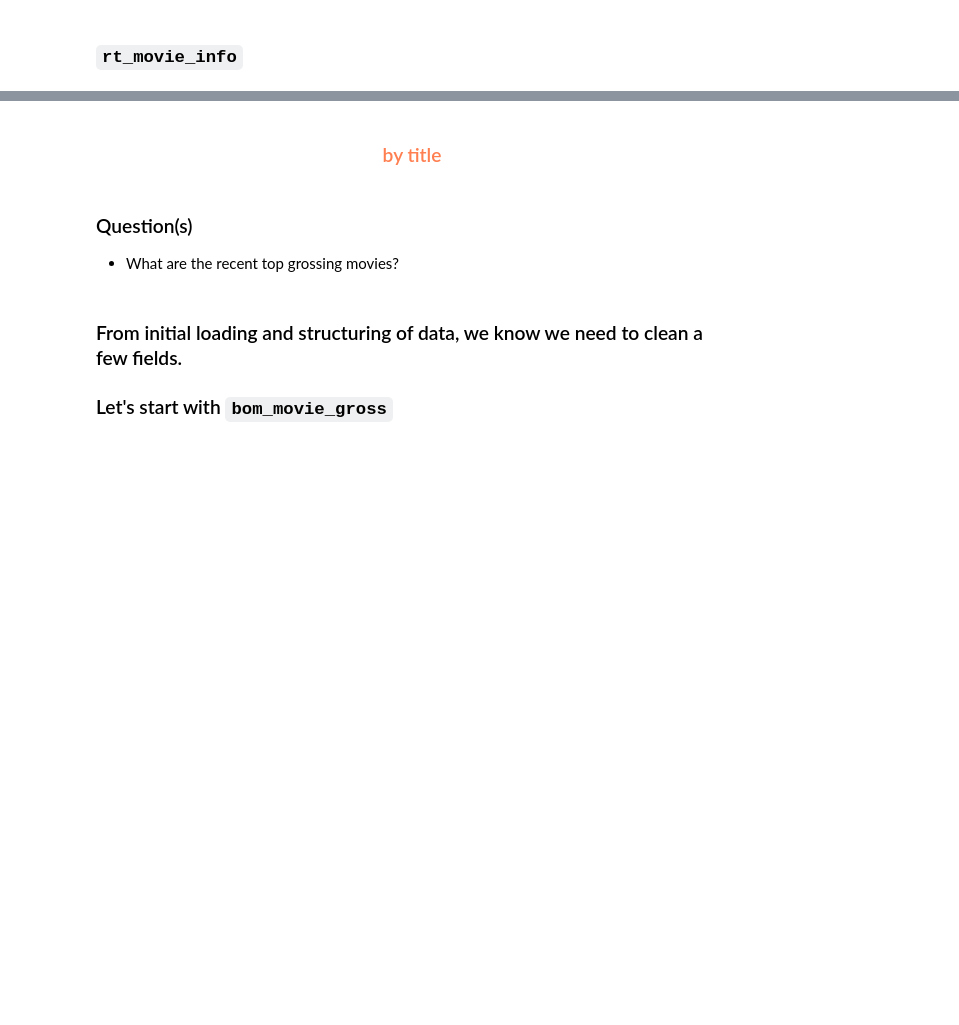
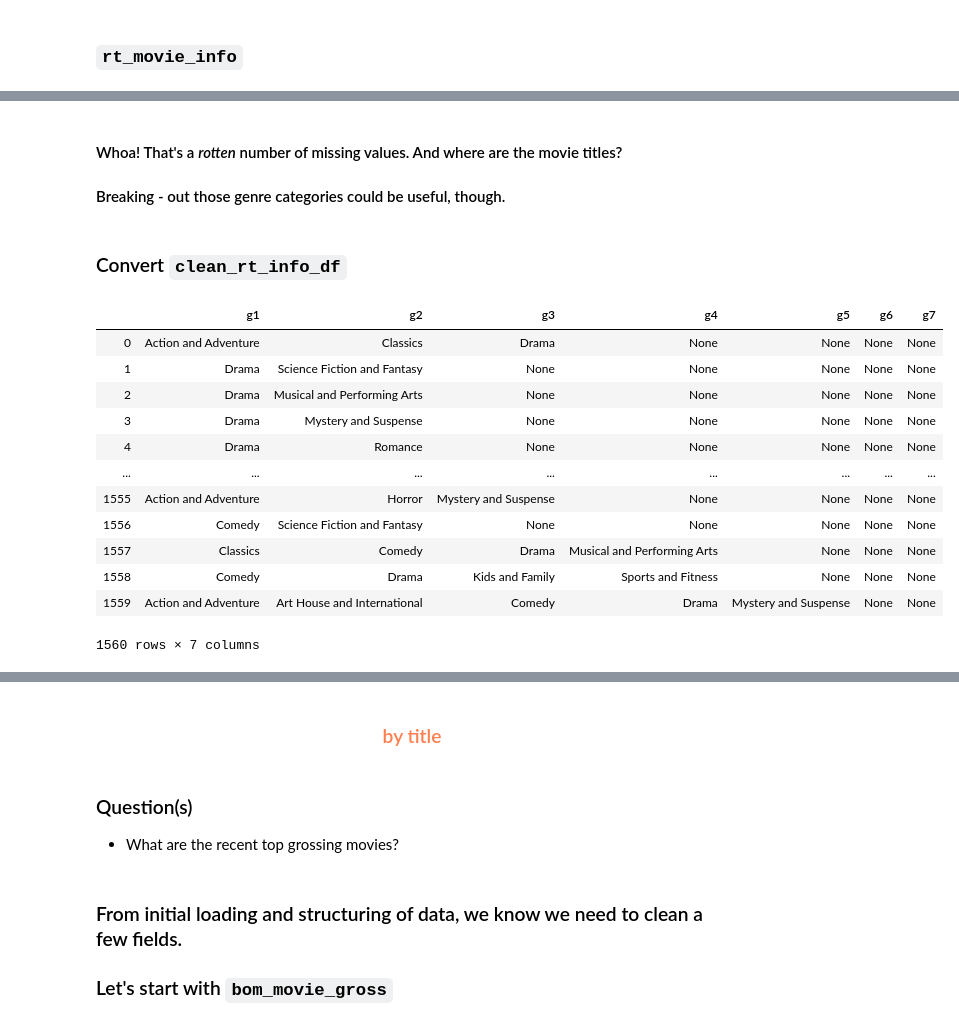
Before and after one commit to jammy-bot/dsc-mod-1-project-v2-1-online-ds-ft-120919, a Jupyter notebook: movies-clean-transform.ipynb, the cells around one changed output, grey strips where cells are left out. Saved outputs shown, nothing was run; the diff lists cells and outputs as text; code cells hidden in the pictures; blank space fills up the shorter version.

```diff
--- a/movies-clean-transform.ipynb
+++ b/movies-clean-transform.ipynb
@@ -280,3 +376,6 @@ dtype: object
 | 2 | tt0069049 | The Other Side of the Wind | The Other Side of the Wind | 2018 | 122.0 | Drama |
 # %% [markdown]
 ### Extract and expand `clean_imdb_title_df` genres
+# %%
+# split the genres values to separate items
+clean_imdb_title_df.genres = clean_imdb_title_df.genres.str.split(',')
@@ -289,18 +458,19 @@ array(['Action,Crime,Drama', 'Biography,Drama', 'Drama', ...,
 # %%
-# add the genres to a list
+# add the dataframe's genres to a list
 # initialize and empty list
-genre_list = []
+outer_list = []
 
 # convert the `genres` series arrays to nested lists
 for row in clean_imdb_title_df.genres:
-    genre_list.append(str(row).split(","))
+    outer_list.append(str(row).split(","))
 
-print("nested:\n", genre_list[:5])
-print("\nfirst sublist item:", genre_list[1][0])
+print("nested:\n", outer_list[:5])
+print("\nfirst sublist item:", outer_list[1][0])
 
 # flatten the list
 flat_genres = []
-for sublist in genre_list:
+
+for sublist in outer_list:
     for item in sublist:
         flat_genres.append(item)
 
@@ -365,0 +556,10 @@ xxxxxxxxxxxxxxxxxxxxxxxx_df.to_sql('clean_bom_tbl', conn, if_exists='replace')
+# %%
+# connect to the table and view in pandas for cleaning
+cur.execute('''SELECT *
+                    FROM rt_movie_info
+                    ;''')
+
+clean_rt_info_df = pd.DataFrame(cur.fetchall())
+clean_rt_info_df.columns = [x[0] for x in cur.description]
+display(clean_rt_info_df.dtypes)
+clean_rt_info_df.head(3)
@@ -365,0 +602,35 @@ xxxxxxxxxxxxxxxxxxxxxxxx_df.to_sql('clean_bom_tbl', conn, if_exists='replace')
+# %% [markdown]
+#### Whoa! That's a <i>rotten</i> number of missing values. And where are the movie titles?
+#### Breaking - out those genre categories could be useful, though.
+# %% [markdown]
+### Convert `clean_rt_info_df`
+# %%
+split_3 = []
+
+for index, row in clean_rt_info_df.iterrows():
+    if index % 1000 == 0:
+        print(index)
+    split_words = str(row['genres']).split()
+    for word in split_words:
+        if word not in split_3:
+            split_3.append((index, word))
+            clean_rt_info_df.loc[index, word] = 1
+# %%
+# split `rt_clean_df.genre` values to a new dataframe
+df1 = clean_rt_info_df.genre.str.split("|", expand=True)
+df1.columns = "g1 g2 g3 g4 g5 g6 g7".split()
+df1
+# %% [output]
+|  | g1 | g2 | g3 | g4 | g5 | g6 | g7 |
+| 0 | Action and Adventure | Classics | Drama | None | None | None | None |
+| 1 | Drama | Science Fiction and Fantasy | None | None | None | None | None |
+| 2 | Drama | Musical and Performing Arts | None | None | None | None | None |
+| 3 | Drama | Mystery and Suspense | None | None | None | None | None |
+| 4 | Drama | Romance | None | None | None | None | None |
+| ... | ... | ... | ... | ... | ... | ... | ... |
+| 1555 | Action and Adventure | Horror | Mystery and Suspense | None | None | None | None |
+| 1556 | Comedy | Science Fiction and Fantasy | None | None | None | None | None |
+| 1557 | Classics | Comedy | Drama | Musical and Performing Arts | None | None | None |
+| 1558 | Comedy | Drama | Kids and Family | Sports and Fitness | None | None | None |
+| 1559 | Action and Adventure | Art House and International | Comedy | Drama | Mystery and Suspense | None | None |
+1560 rows × 7 columns
```
Also changed, not shown: parts of 46 cells of this notebook.
